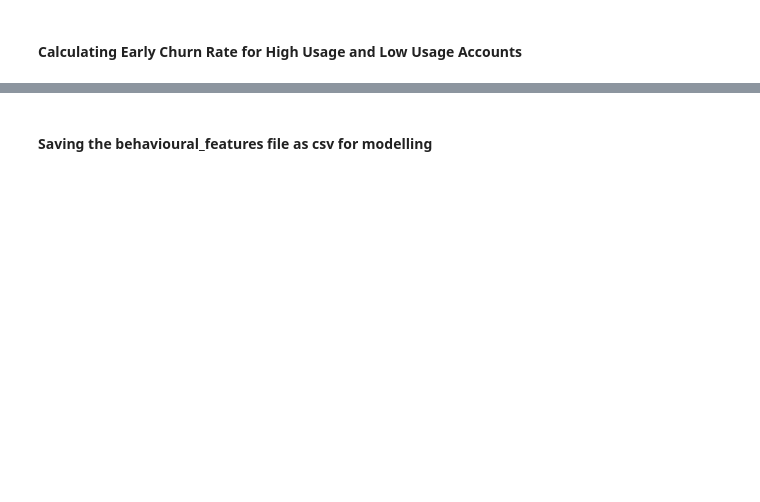
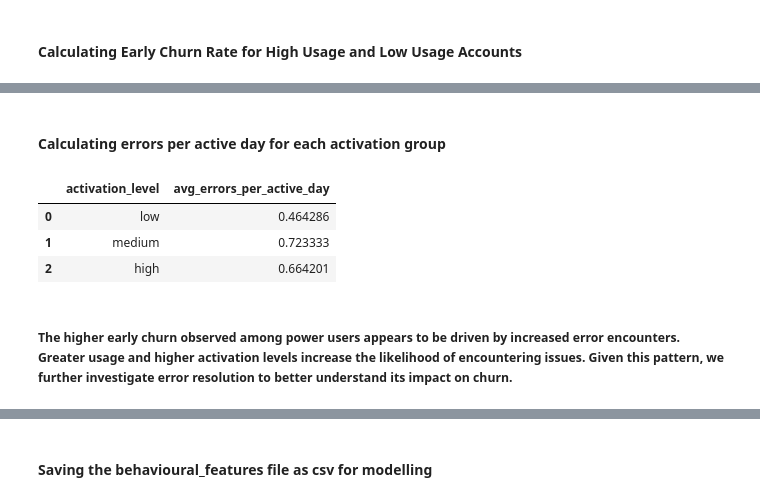
Before and after one commit to gosaindeeksha/saas-customer-churn-analysis, a Jupyter notebook: notebooks/cohort_behavioural.ipynb, the cells around one changed output, grey strips where cells are left out. Drawn from its saved outputs; the diff is of its cells as text; code cells hidden in the pictures; blank space fills up the shorter version.

```diff
--- a/notebooks/cohort_behavioural.ipynb
+++ b/notebooks/cohort_behavioural.ipynb
@@ -147,0 +190,20 @@ high_usage_churn
+# %% [markdown]
+<h4><b>Calculating errors per active day for each activation group</b></h4>
+# %%
+behavioral_features["errors_per_active_day"] = (
+    behavioral_features["total_errors_30d"] /
+    behavioral_features["active_days_30d"].replace(0, 1)
+)
+
+behavioral_features.groupby("activation_level")["errors_per_active_day"].mean().reset_index(name="avg_errors_per_active_day")
+# %% [output]
+|  | activation_level | avg_errors_per_active_day |
+| 0 | low | 0.464286 |
+| 1 | medium | 0.723333 |
+| 2 | high | 0.664201 |
+# %% [markdown]
+<h5>
+The higher early churn observed among power users appears to be driven by increased error encounters.
+Greater usage and higher activation levels increase the likelihood of encountering issues.
+Given this pattern, we further investigate error resolution to better understand its impact on churn.
+</h5>
```
Also changed, not shown: parts of 19 cells of this notebook, 9 other files.
